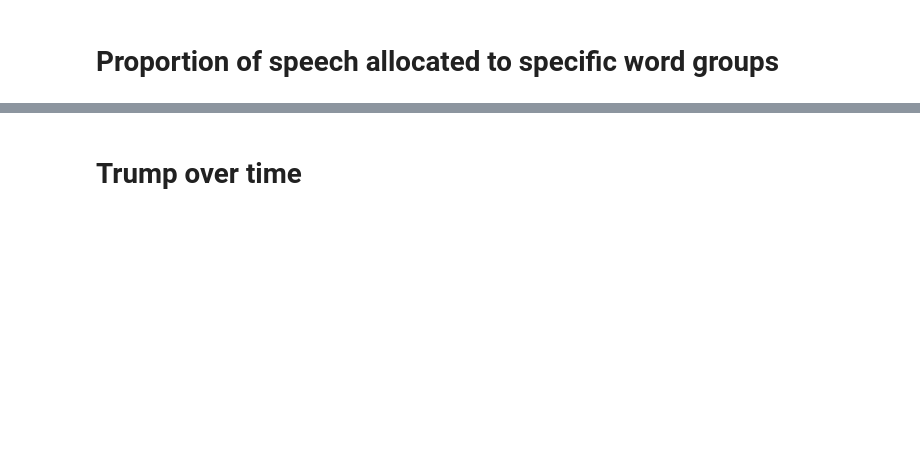
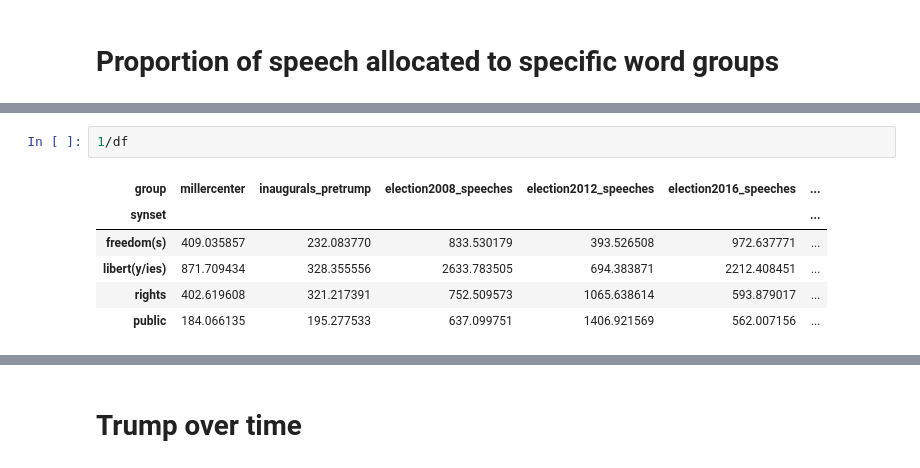
Before and after one commit to chbrown/presidents, a Jupyter notebook: notebooks/Words-with-Trump.ipynb, the cells around one changed output, grey strips where cells are left out. Cells and saved outputs as stored; diff of their text form; blank space fills up the shorter version.

```diff
--- a/notebooks/Words-with-Trump.ipynb
+++ b/notebooks/Words-with-Trump.ipynb
@@ -383,0 +247,9 @@ plt.tight_layout()
+# %%
+1/df
+# %% [output]
+| group | millercenter | inaugurals_pretrump | election2008_speeches | election2012_speeches | election2016_speeches | ... |
+| synset |  |  |  |  |  | ... |
+| freedom(s) | 409.035857 | 232.083770 | 833.530179 | 393.526508 | 972.637771 | ... |
+| libert(y/ies) | 871.709434 | 328.355556 | 2633.783505 | 694.383871 | 2212.408451 | ... |
+| rights | 402.619608 | 321.217391 | 752.509573 | 1065.638614 | 593.879017 | ... |
+| public | 184.066135 | 195.277533 | 637.099751 | 1406.921569 | 562.007156 | ... |
```
Also changed, not shown: parts of 74 cells of this notebook.
